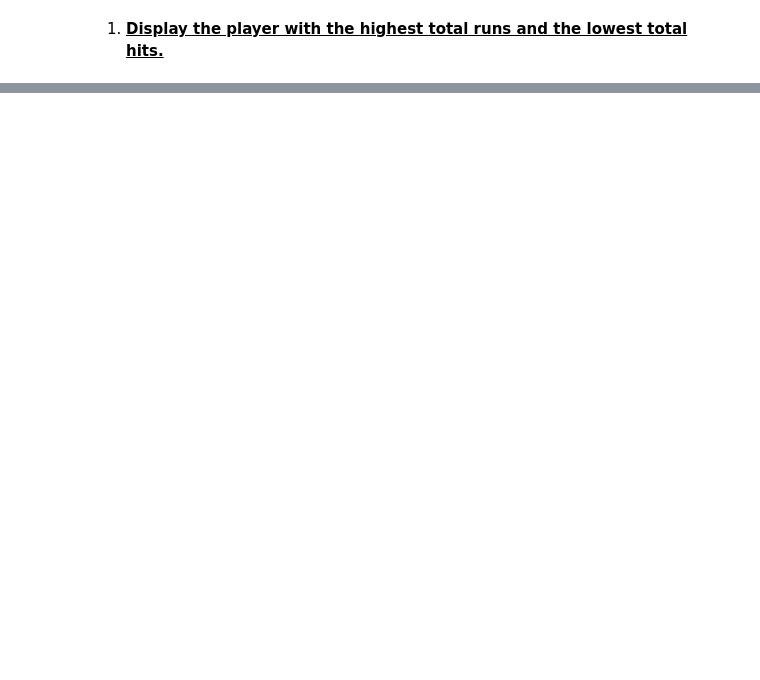
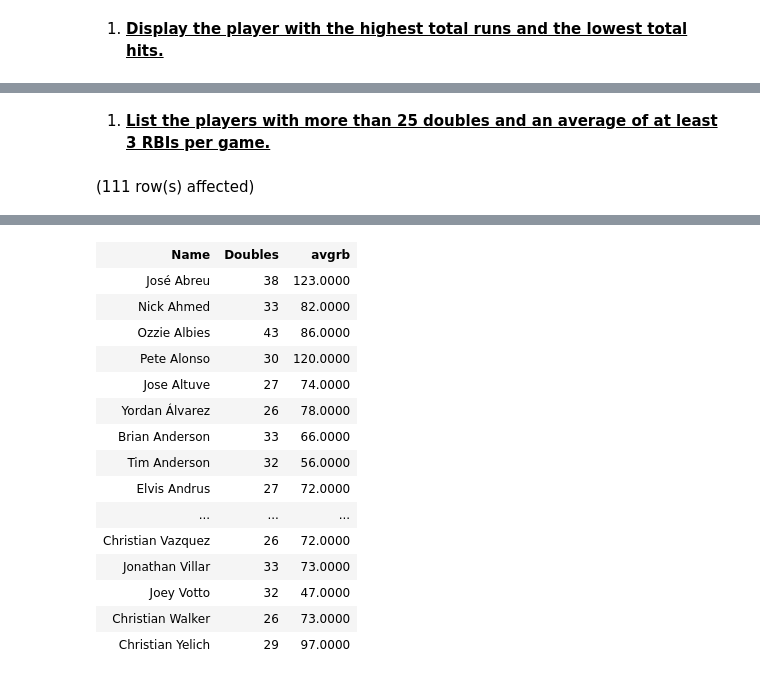
Before and after one commit to Vinayak0807/database-2023, a Jupyter notebook: baseball.ipynb, the cells around one changed output, grey strips where cells are left out. Saved outputs shown, nothing was run; the diff lists cells and outputs as text; code cells hidden in the pictures; blank space fills up the shorter version.

```diff
--- a/baseball.ipynb
+++ b/baseball.ipynb
@@ -332,0 +407,9 @@ Total execution time: 00:00:01.137
+# %% [markdown]
+1. **<u>List the players with more than 25 doubles and an average of at least 3 RBIs per game.</u>**
+# %%
+SELECT Name, SUM(Doubles) AS Doubles, AVG(RBIs) AS avgrb
+FROM baseball
+GROUP BY Name
+HAVING SUM(Doubles) > 25 AND AVG(RBIs) >= 3;
+# %% [output]
+(111 row(s) affected)
@@ -332,0 +417,16 @@ Total execution time: 00:00:01.137
+| Name | Doubles | avgrb |
+| José Abreu | 38 | 123.0000 |
+| Nick Ahmed | 33 | 82.0000 |
+| Ozzie Albies | 43 | 86.0000 |
+| Pete Alonso | 30 | 120.0000 |
+| Jose Altuve | 27 | 74.0000 |
+| Yordan Álvarez | 26 | 78.0000 |
+| Brian Anderson | 33 | 66.0000 |
+| Tim Anderson | 32 | 56.0000 |
+| Elvis Andrus | 27 | 72.0000 |
+| ... | ... | ... |
+| Christian Vazquez | 26 | 72.0000 |
+| Jonathan Villar | 33 | 73.0000 |
+| Joey Votto | 32 | 47.0000 |
+| Christian Walker | 26 | 73.0000 |
+| Christian Yelich | 29 | 97.0000 |
```
Also changed, not shown: parts of 26 cells of this notebook.
